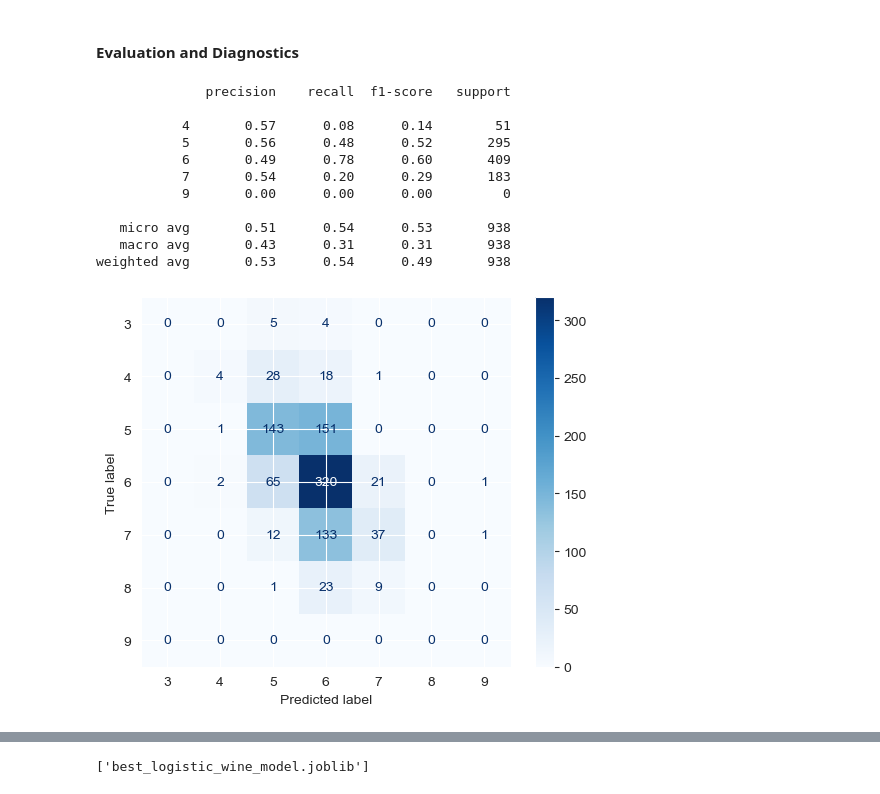
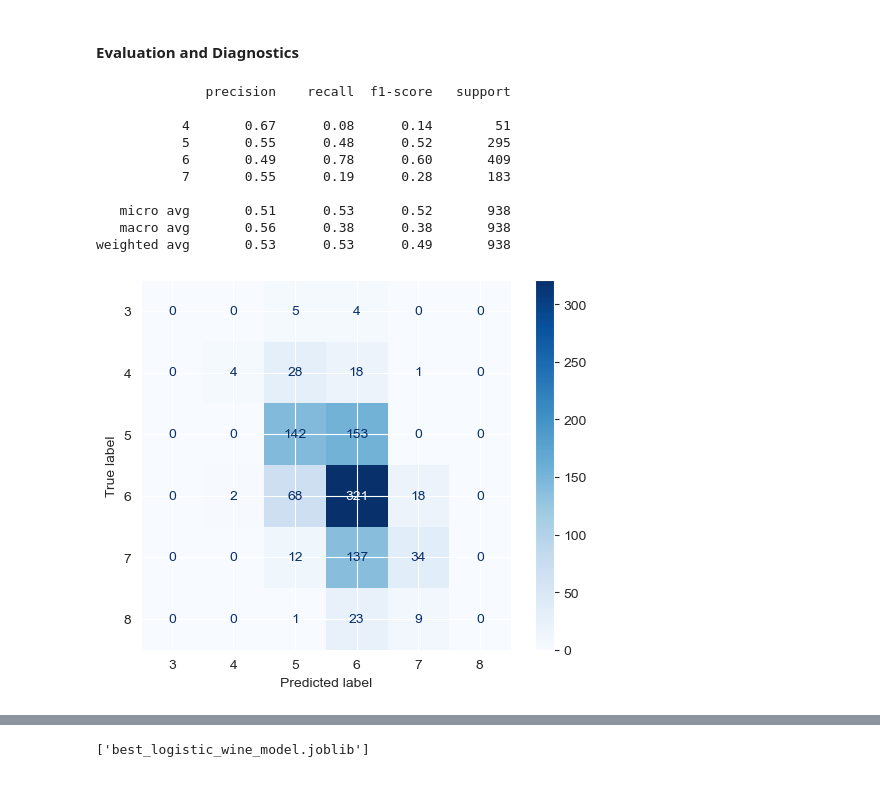
Before and after one commit to gps-stellar/Simple-Regression-Models, a Jupyter notebook: Wine-Quality-Regression/Wine_Quality_Regression.ipynb, the cells around one changed output, grey strips where cells are left out. Drawn from its saved outputs; the diff is of its cells as text; code cells hidden in the pictures.

Commit message:
Evaluation and diagnostics plots

```diff
--- a/Wine-Quality-Regression/Wine_Quality_Regression.ipynb
+++ b/Wine-Quality-Regression/Wine_Quality_Regression.ipynb
@@ -502,25 +502,24 @@ Best Score: 0.5482000757862827
 #### Evaluation and Diagnostics
 # %%
 from sklearn.metrics import ConfusionMatrixDisplay
-best = rand_search.best_estimator_
-y_pred = best.predict(X_test)
-print(classification_report(y_test, y_pred, labels=np.unique(y_pred), zero_division=0))
+best_1 = halving_randcv.best_estimator_
+y_pred_1 = best_1.predict(X_test)
+print(classification_report(y_test, y_pred_1, labels=np.unique(y_pred_1), zero_division=0))
 
 # confusion matrix
-ConfusionMatrixDisplay.from_estimator(best,X_test, y_test, cmap='Blues')
+ConfusionMatrixDisplay.from_estimator(best_1,X_test, y_test, cmap='Blues')
 
-coefs = best.named_steps['classifier'].coef_
-selected_features = x.columns[best.named_steps['selector'].get_support()]
+coefs_1 = best_1.named_steps['classifier'].coef_
+selected_features = x.columns[best_1.named_steps['selector'].get_support()]
 # %% [output]
               precision    recall  f1-score   support
 
-           4       0.57      0.08      0.14        51
-           5       0.56      0.48      0.52       295
+           4       0.67      0.08      0.14        51
+           5       0.55      0.48      0.52       295
            6       0.49      0.78      0.60       409
-           7       0.54      0.20      0.29       183
-           9       0.00      0.00      0.00         0
+           7       0.55      0.19      0.28       183
 
-   micro avg       0.51      0.54      0.53       938
-   macro avg       0.43      0.31      0.31       938
-weighted avg       0.53      0.54      0.49       938
+   micro avg       0.51      0.53      0.52       938
+   macro avg       0.56      0.38      0.38       938
+weighted avg       0.53      0.53      0.49       938
-[figure, old version]
+[figure, new version]
```
Also changed, not shown: parts of 1 cell of this notebook.
